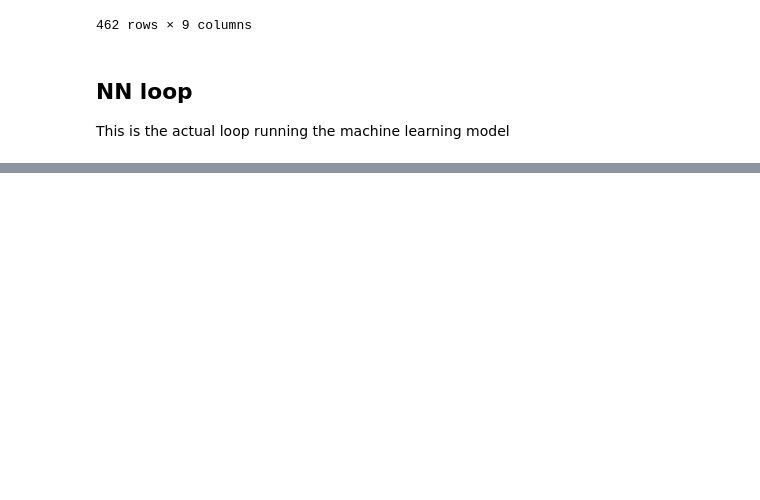
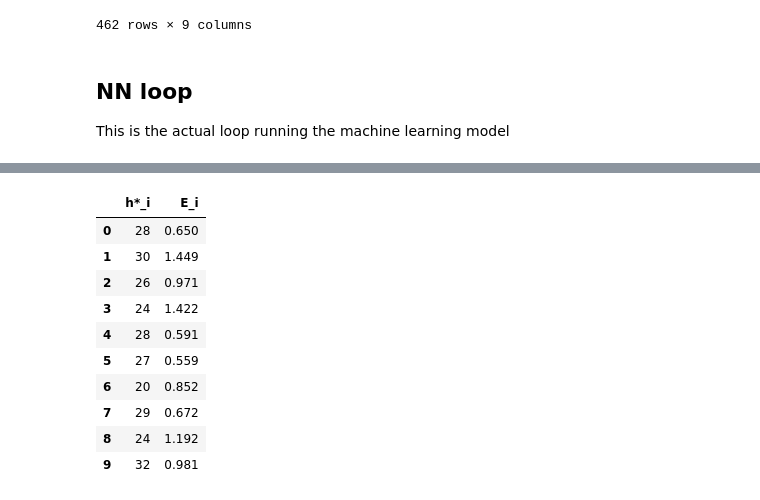
Before and after one commit to jozgu/SourhtAfricaHealthProject, a Jupyter notebook: assignment2.ipynb, the cells around one changed output, grey strips where cells are left out. Drawn from its saved outputs; the diff is of its cells as text; code cells hidden in the pictures; blank space fills up the shorter version.

```diff
--- a/assignment2.ipynb
+++ b/assignment2.ipynb
@@ -165,0 +177,16 @@ plt.show()
+# %%
+best_model_mean = [round(np.mean(x),) for x in np.split(best_model, 10)]
+test_error_mean = [round(np.mean(x),3) for x in np.split(test_errors, 10)]
+pd.DataFrame({"h*_i": best_model_mean, "E_i": test_error_mean})
+# %% [output]
+|  | h*_i | E_i |
+| 0 | 28 | 0.650 |
+| 1 | 30 | 1.449 |
+| 2 | 26 | 0.971 |
+| 3 | 24 | 1.422 |
+| 4 | 28 | 0.591 |
+| 5 | 27 | 0.559 |
+| 6 | 20 | 0.852 |
+| 7 | 29 | 0.672 |
+| 8 | 24 | 1.192 |
+| 9 | 32 | 0.981 |
```
Also changed, not shown: parts of 5 cells of this notebook.
